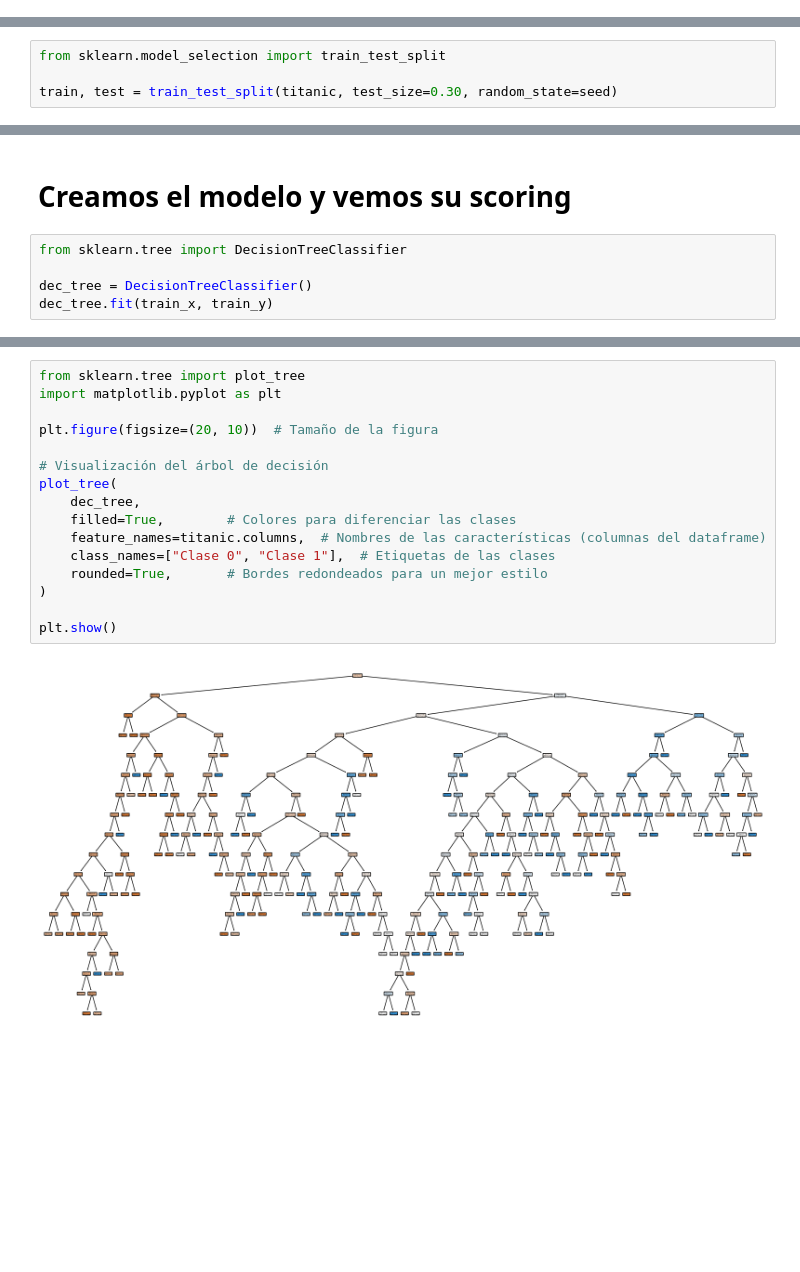
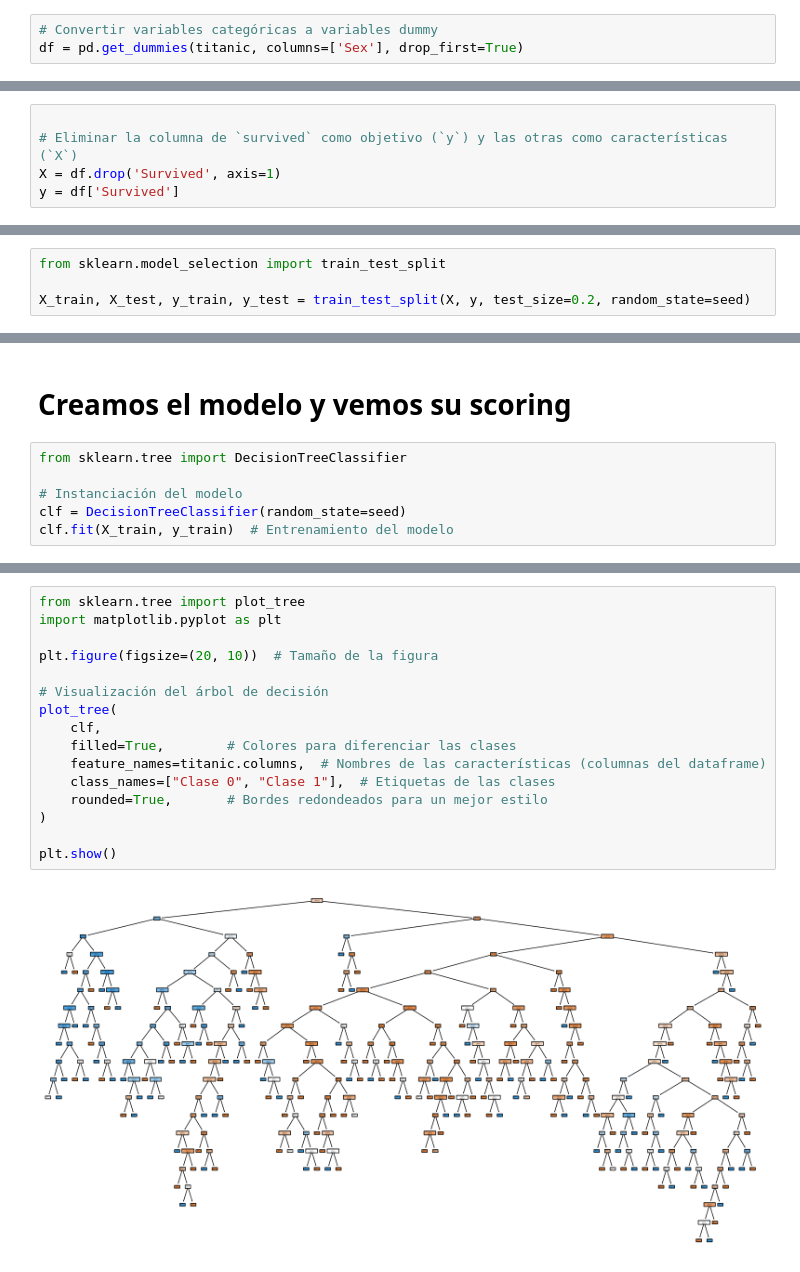
Before and after one commit to ramonmorillx/machine_learning_supervisado, a Jupyter notebook: notebooks/01_DecisionTree_Titanic.ipynb, the cells around one changed output, grey strips where cells are left out. Cells and saved outputs as stored; diff of their text form; blank space fills up the shorter version.

```diff
--- a/notebooks/01_DecisionTree_Titanic.ipynb
+++ b/notebooks/01_DecisionTree_Titanic.ipynb
@@ -29,0 +34,3 @@ titanic.head()
+# %%
+# Convertir variables categóricas a variables dummy
+df = pd.get_dummies(titanic, columns=['Sex'], drop_first=True)
@@ -29,0 +39,5 @@ titanic.head()
+# %%
+
+# Eliminar la columna de `survived` como objetivo (`y`) y las otras como características (`X`)
+X = df.drop('Survived', axis=1)
+y = df['Survived']
@@ -32,4 +57,4 @@ titanic.head()
 # %%
 from sklearn.model_selection import train_test_split
 
-train, test = train_test_split(titanic, test_size=0.30, random_state=seed)
+X_train, X_test, y_train, y_test = train_test_split(X, y, test_size=0.2, random_state=seed)
@@ -45,6 +63,7 @@ test_x, test_y = test[['Fare']], test['Survived']
 # %%
 from sklearn.tree import DecisionTreeClassifier
 
-dec_tree = DecisionTreeClassifier()
-dec_tree.fit(train_x, train_y)
+# Instanciación del modelo
+clf = DecisionTreeClassifier(random_state=seed)
+clf.fit(X_train, y_train)  # Entrenamiento del modelo
 # %% [output]
@@ -56,18 +75,18 @@ print(dec_tree.score(test_x, test_y))
 # %%
 from sklearn.tree import plot_tree
 import matplotlib.pyplot as plt
 
 plt.figure(figsize=(20, 10))  # Tamaño de la figura
 
 # Visualización del árbol de decisión
 plot_tree(
-    dec_tree,
+    clf,
     filled=True,        # Colores para diferenciar las clases
     feature_names=titanic.columns,  # Nombres de las características (columnas del dataframe)
     class_names=["Clase 0", "Clase 1"],  # Etiquetas de las clases
     rounded=True,       # Bordes redondeados para un mejor estilo
 )
 
 plt.show()
 # %% [output]
-[figure, old version]
+[figure, new version]
```
Also changed, not shown: parts of 8 cells of this notebook.
